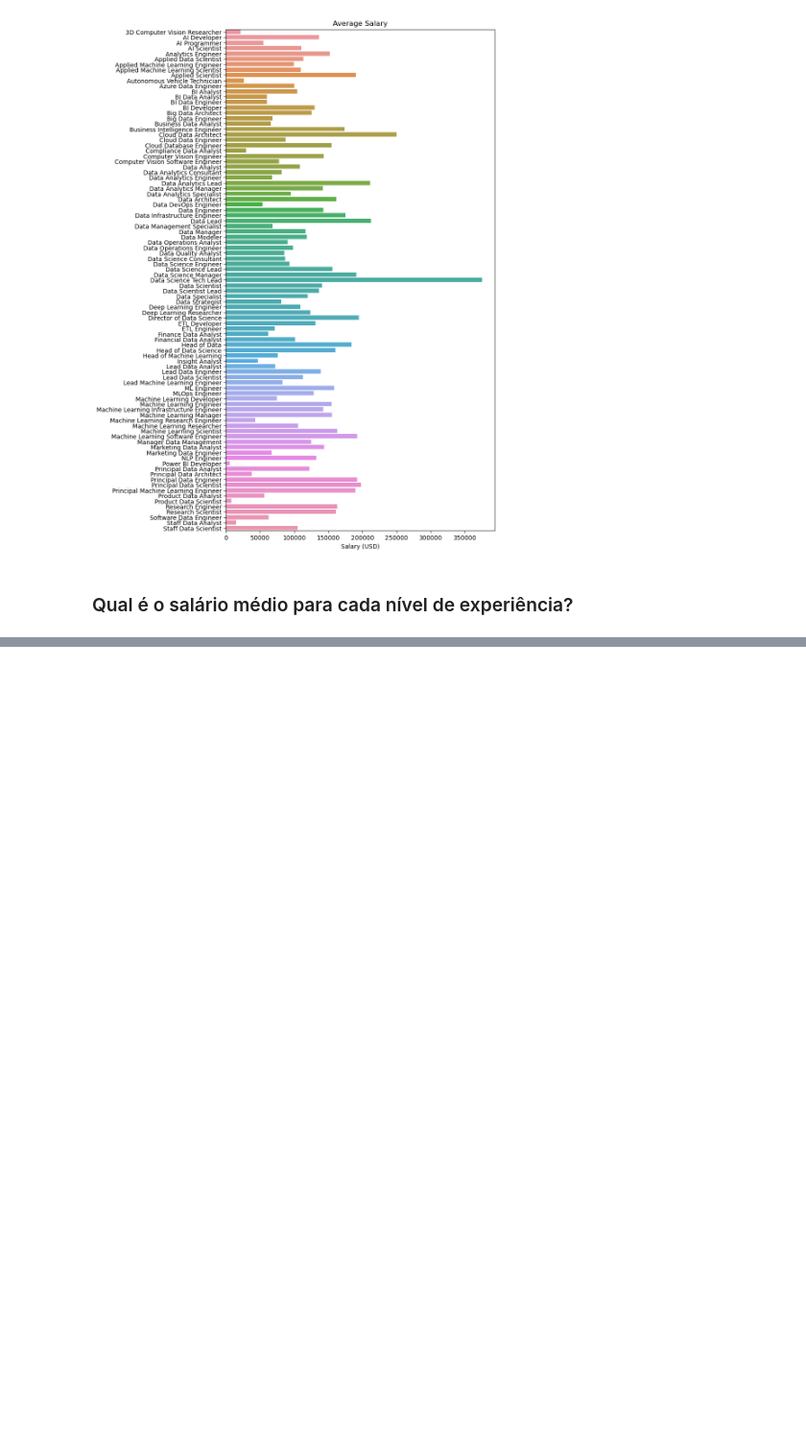
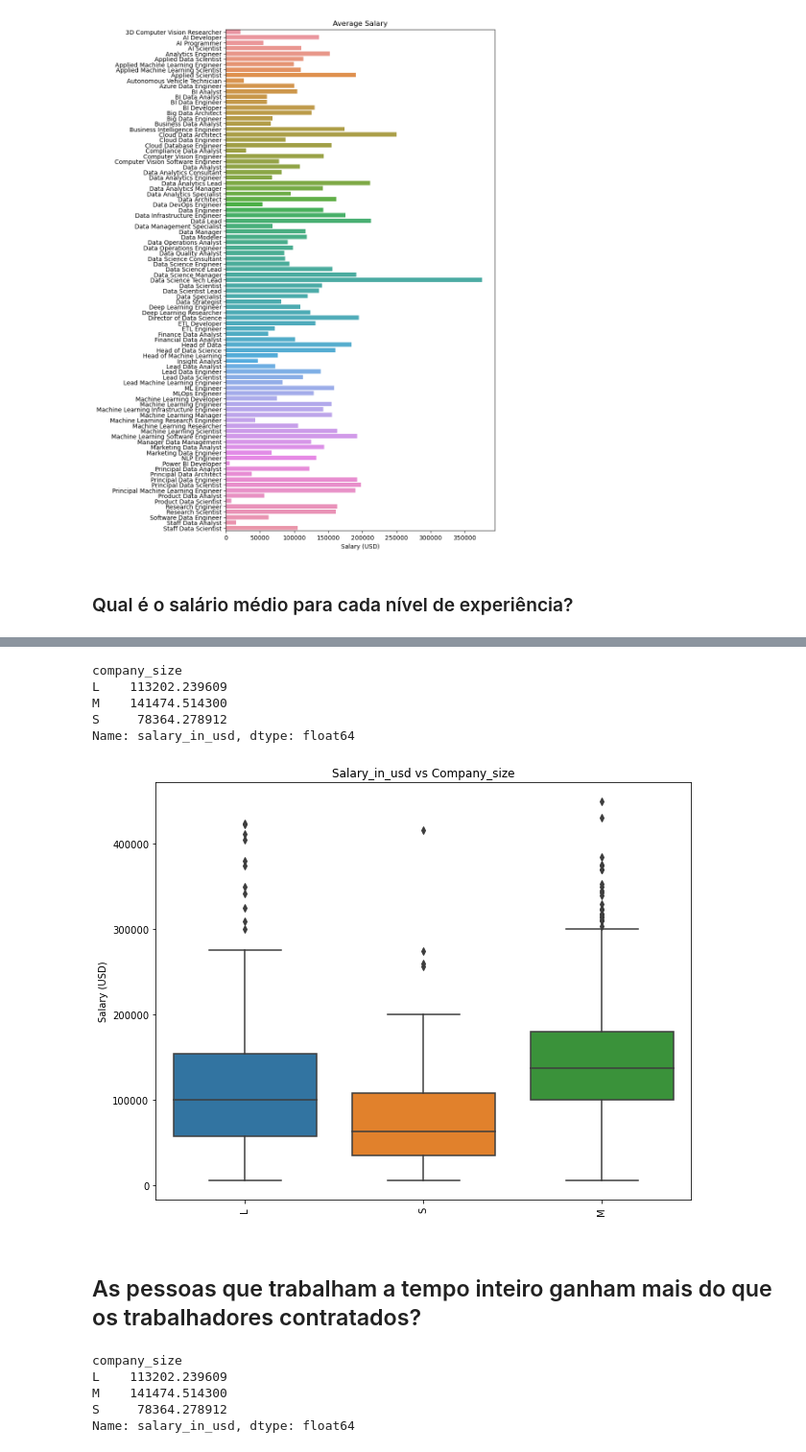
Before and after one commit to AMLG22/EDA_and_DataViz, a Jupyter notebook: ds_salaries/ds_salarios.ipynb, the cells around one changed output, grey strips where cells are left out. Shown at 96% size. Saved outputs shown, nothing was run; the diff lists cells and outputs as text; code cells hidden in the pictures; blank space fills up the shorter version.

```diff
--- a/ds_salaries/ds_salarios.ipynb
+++ b/ds_salaries/ds_salarios.ipynb
@@ -347,0 +375,22 @@ barplot('job_title', ds, 'Average Salary')
+# %%
+avg_salary(x='company_size', y='salary_in_usd', dataset=ds)
+# %% [output]
+company_size
+L    113202.239609
+M    141474.514300
+S     78364.278912
+Name: salary_in_usd, dtype: float64
+# %%
+boxplot(x='company_size', y='salary_in_usd', dataset=ds, title='Salary_in_usd vs Company_size')
+# %% [output]
+[figure, added]
+# %% [markdown]
+## As pessoas que trabalham a tempo inteiro ganham mais do que os trabalhadores contratados?
+# %%
+ds.groupby(['company_size'])['salary_in_usd'].mean()
+# %% [output]
+company_size
+L    113202.239609
+M    141474.514300
+S     78364.278912
+Name: salary_in_usd, dtype: float64
```
Also changed, not shown: parts of 9 cells of this notebook.
